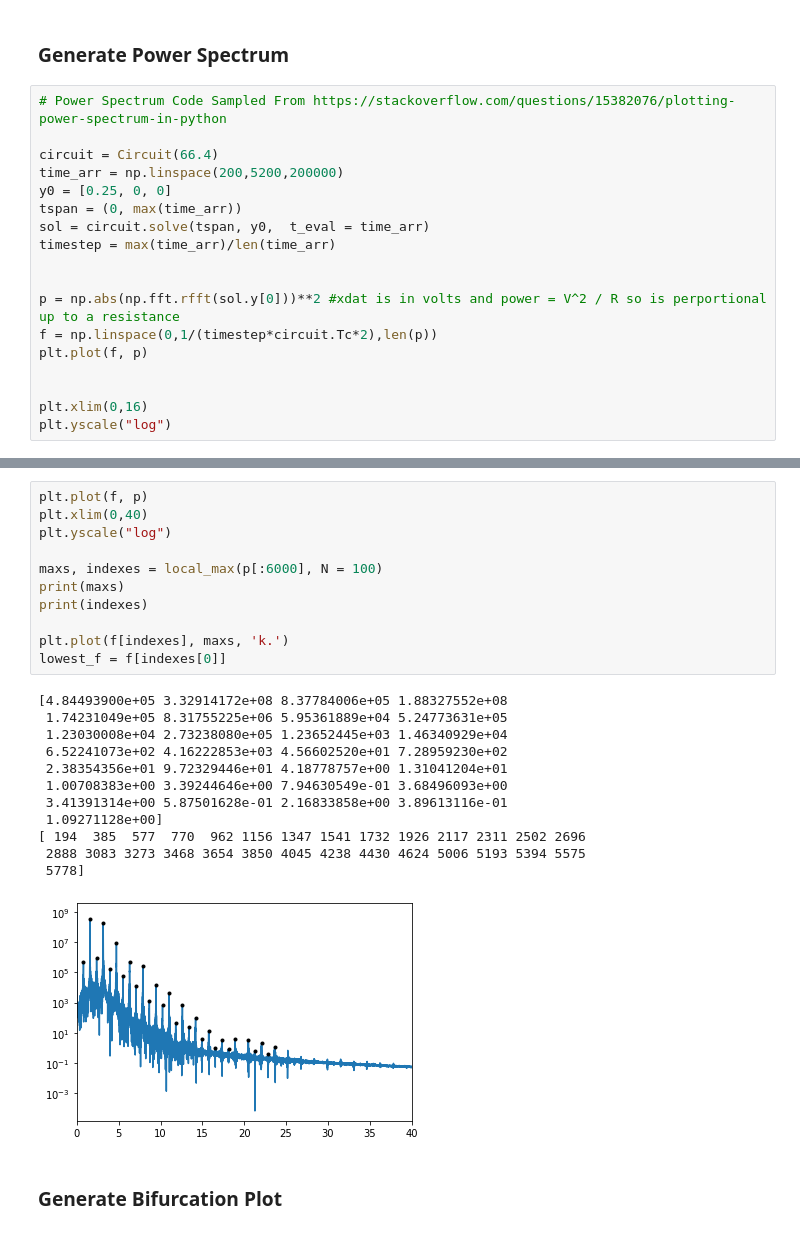
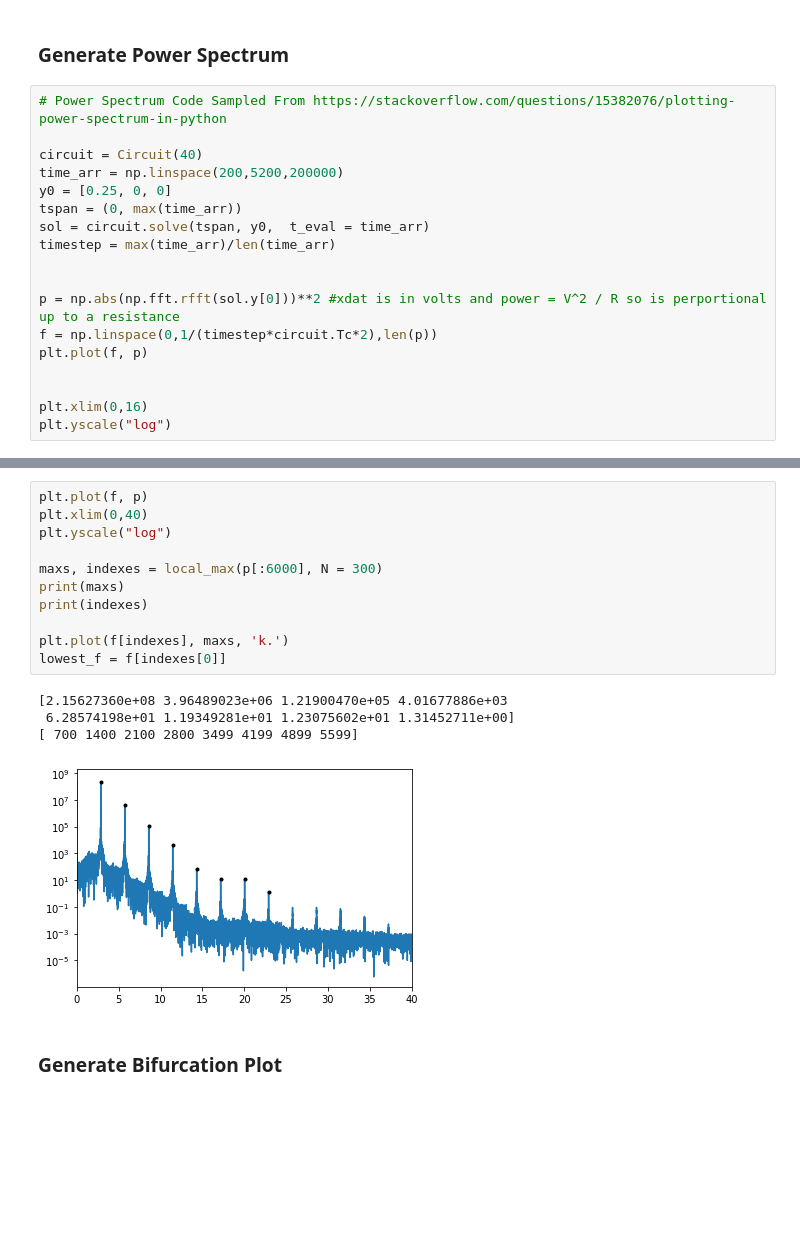
Before and after one commit to Ham0osh/Phys322W-CC, a Jupyter notebook: Analysis/Analysis_pythonSimulation.ipynb, the cells around one changed output, grey strips where cells are left out. Cells and saved outputs as stored; diff of their text form; blank space fills up the shorter version.

```diff
--- a/Analysis/Analysis_pythonSimulation.ipynb
+++ b/Analysis/Analysis_pythonSimulation.ipynb
@@ -35,7 +35,7 @@ plt.ylim((-0.5,0.8))
 # %%
 # Power Spectrum Code Sampled From https://stackoverflow.com/questions/15382076/plotting-power-spectrum-in-python
 
-circuit = Circuit(66.4)
+circuit = Circuit(40)
 time_arr = np.linspace(200,5200,200000)
 y0 = [0.25, 0, 0]
 tspan = (0, max(time_arr))
@@ -55,27 +55,19 @@ plt.yscale("log")
 # %%
 plt.plot(f, p)
 plt.xlim(0,40)
 plt.yscale("log")
 
-maxs, indexes = local_max(p[:6000], N = 100)
+maxs, indexes = local_max(p[:6000], N = 300)
 print(maxs)
 print(indexes)
 
 plt.plot(f[indexes], maxs, 'k.')
 lowest_f = f[indexes[0]]
 # %% [output]
-[4.84493900e+05 3.32914172e+08 8.37784006e+05 1.88327552e+08
- 1.74231049e+05 8.31755225e+06 5.95361889e+04 5.24773631e+05
- 1.23030008e+04 2.73238080e+05 1.23652445e+03 1.46340929e+04
- 6.52241073e+02 4.16222853e+03 4.56602520e+01 7.28959230e+02
- 2.38354356e+01 9.72329446e+01 4.18778757e+00 1.31041204e+01
- 1.00708383e+00 3.39244646e+00 7.94630549e-01 3.68496093e+00
- 3.41391314e+00 5.87501628e-01 2.16833858e+00 3.89613116e-01
- 1.09271128e+00]
-[ 194  385  577  770  962 1156 1347 1541 1732 1926 2117 2311 2502 2696
- 2888 3083 3273 3468 3654 3850 4045 4238 4430 4624 5006 5193 5394 5575
- 5778]
+[2.15627360e+08 3.96489023e+06 1.21900470e+05 4.01677886e+03
+ 6.28574198e+01 1.19349281e+01 1.23075602e+01 1.31452711e+00]
+[ 700 1400 2100 2800 3499 4199 4899 5599]
-[figure, old version]
+[figure, new version]
 # %% [markdown]
 ### Generate Bifurcation Plot
 # %%
```
Also changed, not shown: parts of 7 cells of this notebook, 50 other files.
